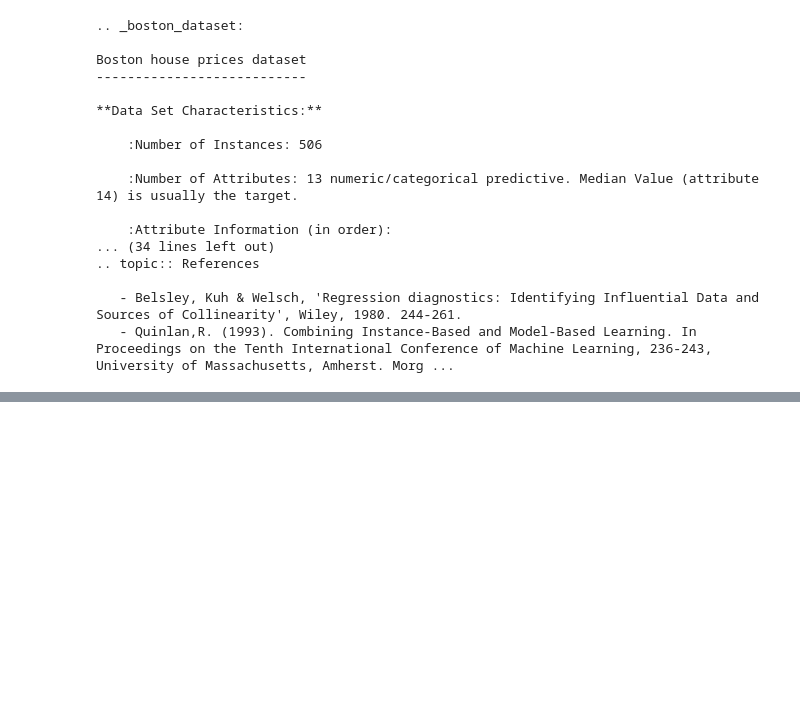
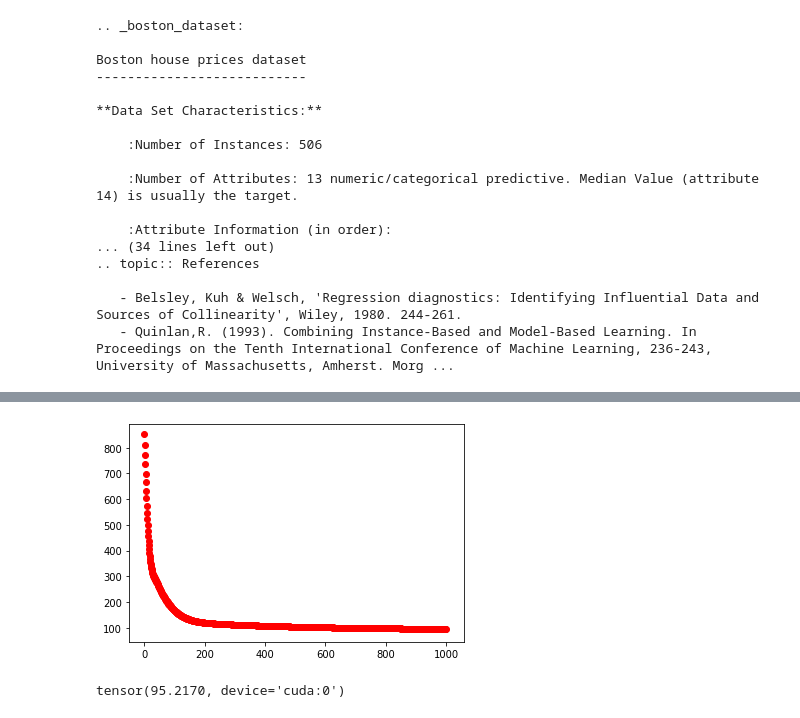
Before and after one commit to Zmichek/machine-learning-projects, a Jupyter notebook: learning-problems/supervised-learning/regression/multi-variable-regression/predict-house-value/predict-house-value-pytorch.ipynb, the cells around one changed output, grey strips where cells are left out. Cells and saved outputs as stored; diff of their text form; code cells hidden in the pictures; blank space fills up the shorter version.

```diff
--- a/learning-problems/supervised-learning/regression/multi-variable-regression/predict-house-value/predict-house-value-pytorch.ipynb
+++ b/learning-problems/supervised-learning/regression/multi-variable-regression/predict-house-value/predict-house-value-pytorch.ipynb
@@ -40,9 +58,11 @@ data['PRICE'] = boston_data.target
 # %%
-features = data.drop(columns=['PRICE'])
-target = data['PRICE']
-
-x_train, x_test, y_train, y_test = train_test_split(features, target)
+x_train, x_test, y_train, y_test = train_test_split(features, target, test_size=0.2)
 # %%
+in_features = features.columns.size
+out_features = 1
+lr = 0.001
+epochs = 1000
+
 # Model
 class Model(nn.Module):
     def __init__(self, in_features, out_features):
@@ -60,13 +80,9 @@ model.cuda()
 criterion = nn.MSELoss()
 
 # Optimizer
-optimizer = optim.SGD(model.parameters(), lr=lr)
+#optimizer = optim.SGD(model.parameters(), lr=lr)
+optimizer = optim.Adam(model.parameters(), lr=lr)
 # %%
-in_features = features.columns.size
-out_features = 1
-lr = 0.001
-epochs = 1000
-
 # Training
 for epoch in range(epochs):
     # Define Model
@@ -83,5 +99,8 @@ for epoch in range(epochs):
     loss.backward()
 
     optimizer.step()
-    print(f'epoch {epoch}, loss{loss.item()}')
+
+
+    plt.scatter(epoch, loss.data.cpu(), color='red')
+    print(f'epoch {epoch}, loss {loss.item()}')
 # %% [output]
@@ -104,0 +124,5 @@ epoch 999, lossnan
+[figure, added]
+# %%
+loss.data
+# %% [output]
+tensor(95.2170, device='cuda:0')
```
Also changed, not shown: parts of 8 cells of this notebook.
